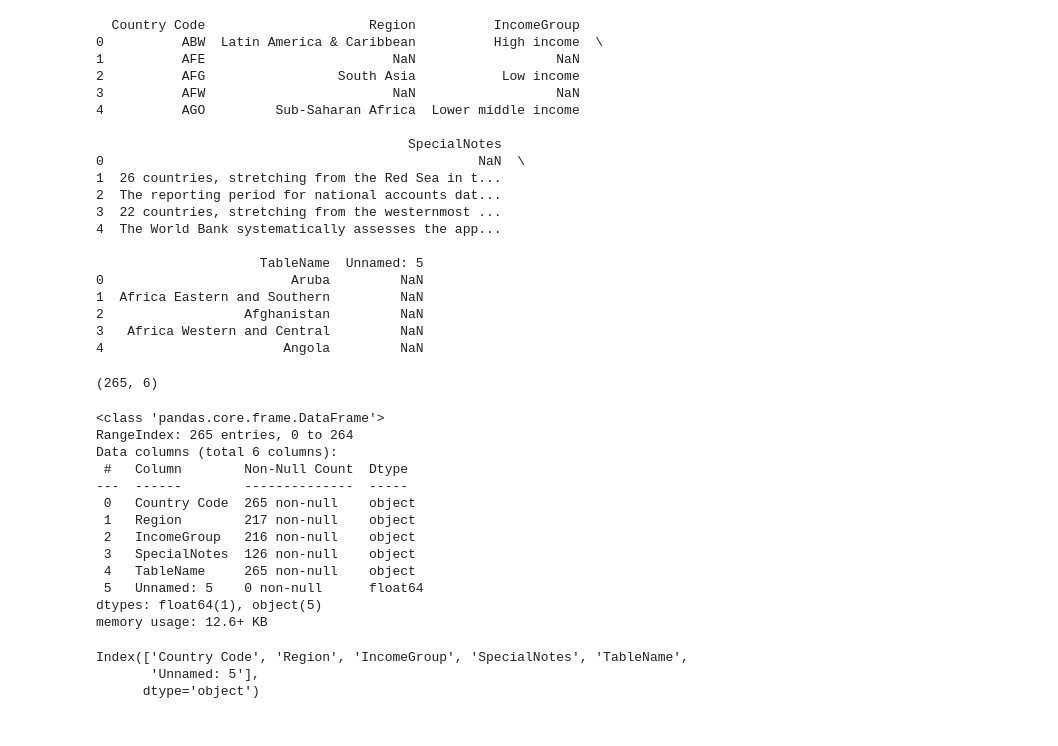
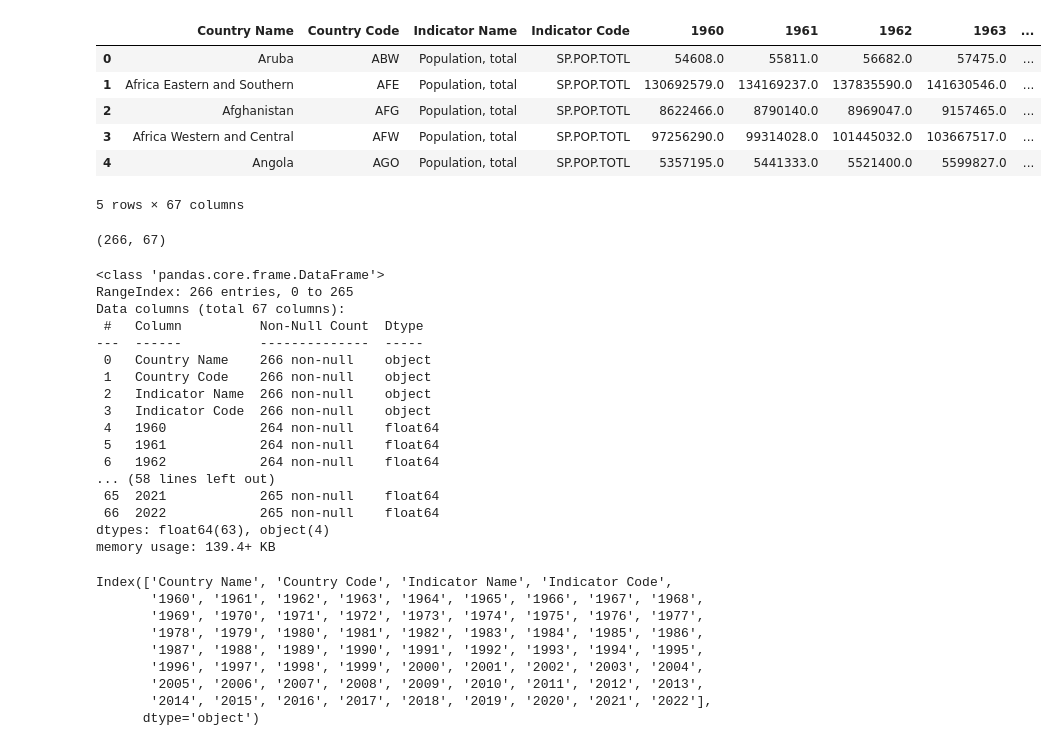
Before and after one commit to maitri0204/Python, a Jupyter notebook: Prodigy/Prodigy_DS_01/code.ipynb, the cells around one changed output. Cells and saved outputs as stored; diff of their text form; code cells hidden in the pictures.

```diff
--- a/Prodigy/Prodigy_DS_01/code.ipynb
+++ b/Prodigy/Prodigy_DS_01/code.ipynb
@@ -1,55 +1,52 @@
 # %%
 import pandas as pd
 import matplotlib.pyplot as plt
 import numpy as np
 import seaborn as sns
 
-pop = pd.read_csv('Country.csv')
-print(pop.head())
+pop = pd.read_csv('population.csv')
+pop.head()
 # %% [output]
+|  | Country Name | Country Code | Indicator Name | Indicator Code | 1960 | 1961 | 1962 | 1963 | ... |
+| 0 | Aruba | ABW | Population, total | SP.POP.TOTL | 54608.0 | 55811.0 | 56682.0 | 57475.0 | ... |
+| 1 | Africa Eastern and Southern | AFE | Population, total | SP.POP.TOTL | 130692579.0 | 134169237.0 | 137835590.0 | 141630546.0 | ... |
+| 2 | Afghanistan | AFG | Population, total | SP.POP.TOTL | 8622466.0 | 8790140.0 | 8969047.0 | 9157465.0 | ... |
+| 3 | Africa Western and Central | AFW | Population, total | SP.POP.TOTL | 97256290.0 | 99314028.0 | 101445032.0 | 103667517.0 | ... |
+| 4 | Angola | AGO | Population, total | SP.POP.TOTL | 5357195.0 | 5441333.0 | 5521400.0 | 5599827.0 | ... |
-  Country Code                     Region          IncomeGroup
-0          ABW  Latin America & Caribbean          High income  \
-1          AFE                        NaN                  NaN
-2          AFG                 South Asia           Low income
-3          AFW                        NaN                  NaN
-4          AGO         Sub-Saharan Africa  Lower middle income
-
-                                        SpecialNotes
-0                                                NaN  \
-1  26 countries, stretching from the Red Sea in t...
-2  The reporting period for national accounts dat...
-3  22 countries, stretching from the westernmost ...
-4  The World Bank systematically assesses the app...
-
-                     TableName  Unnamed: 5
-0                        Aruba         NaN
-1  Africa Eastern and Southern         NaN
-2                  Afghanistan         NaN
-3   Africa Western and Central         NaN
-4                       Angola         NaN
+5 rows × 67 columns
 # %%
 pop.shape
 # %% [output]
-(265, 6)
+(266, 67)
 # %%
 pop.info()
 # %% [output]
 <class 'pandas.core.frame.DataFrame'>
-RangeIndex: 265 entries, 0 to 264
-Data columns (total 6 columns):
- #   Column        Non-Null Count  Dtype
----  ------        --------------  -----
- 0   Country Code  265 non-null    object
- 1   Region        217 non-null    object
- 2   IncomeGroup   216 non-null    object
- 3   SpecialNotes  126 non-null    object
- 4   TableName     265 non-null    object
- 5   Unnamed: 5    0 non-null      float64
-dtypes: float64(1), object(5)
-memory usage: 12.6+ KB
+RangeIndex: 266 entries, 0 to 265
+Data columns (total 67 columns):
+ #   Column          Non-Null Count  Dtype
+---  ------          --------------  -----
+ 0   Country Name    266 non-null    object
+ 1   Country Code    266 non-null    object
+ 2   Indicator Name  266 non-null    object
+ 3   Indicator Code  266 non-null    object
+ 4   1960            264 non-null    float64
+ 5   1961            264 non-null    float64
+ 6   1962            264 non-null    float64
+... (58 lines left out)
+ 65  2021            265 non-null    float64
+ 66  2022            265 non-null    float64
+dtypes: float64(63), object(4)
+memory usage: 139.4+ KB
 # %%
 print(pop.columns)
 # %% [output]
-Index(['Country Code', 'Region', 'IncomeGroup', 'SpecialNotes', 'TableName',
-       'Unnamed: 5'],
+Index(['Country Name', 'Country Code', 'Indicator Name', 'Indicator Code',
+       '1960', '1961', '1962', '1963', '1964', '1965', '1966', '1967', '1968',
+       '1969', '1970', '1971', '1972', '1973', '1974', '1975', '1976', '1977',
+       '1978', '1979', '1980', '1981', '1982', '1983', '1984', '1985', '1986',
+       '1987', '1988', '1989', '1990', '1991', '1992', '1993', '1994', '1995',
+       '1996', '1997', '1998', '1999', '2000', '2001', '2002', '2003', '2004',
+       '2005', '2006', '2007', '2008', '2009', '2010', '2011', '2012', '2013',
+       '2014', '2015', '2016', '2017', '2018', '2019', '2020', '2021', '2022'],
       dtype='object')
```
Also changed, not shown: parts of 3 cells of this notebook, 9 other files.
